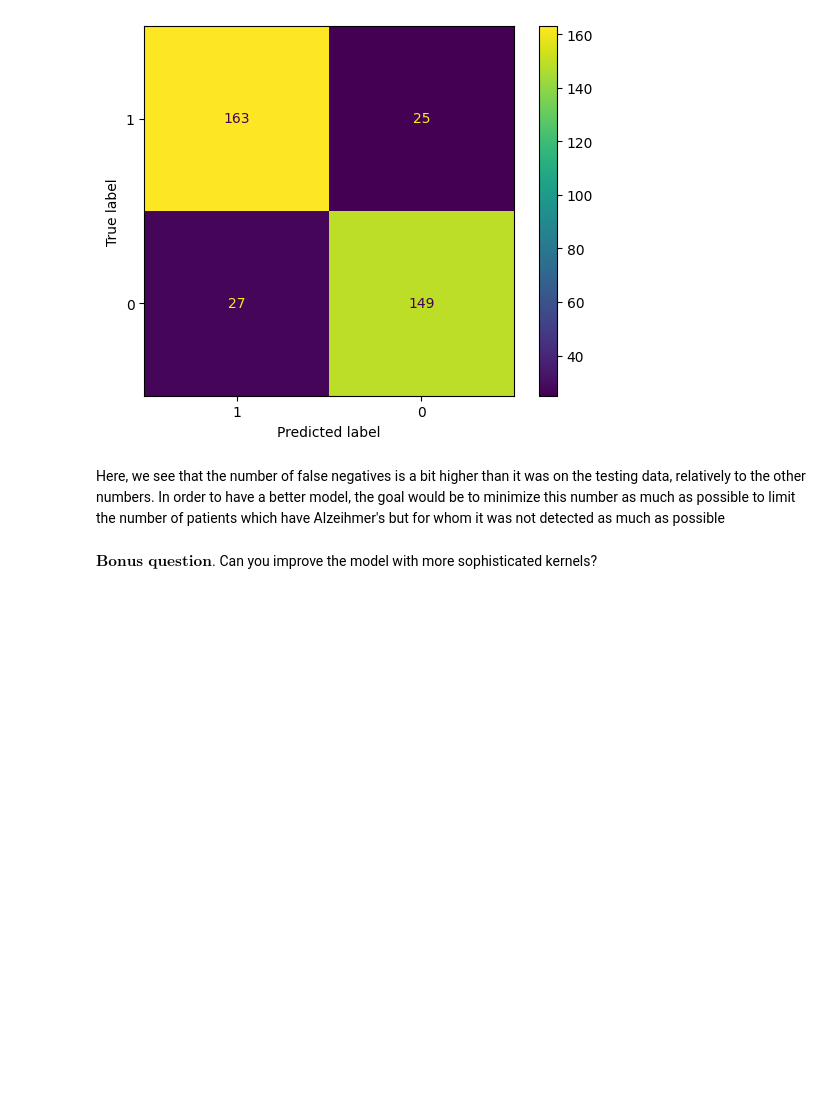
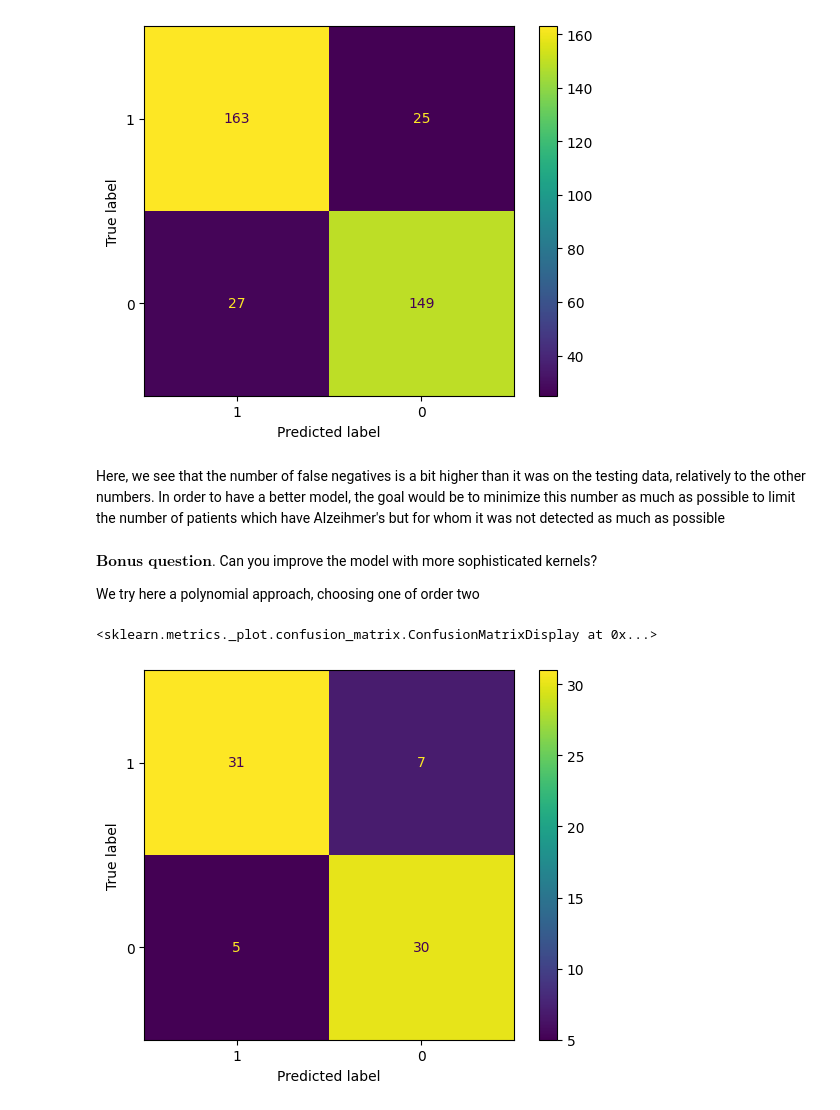
Before and after one commit to kerrianlc/kernel-regressors, a Jupyter notebook: tp1/tp1.ipynb, the cells around one changed output. Drawn from its saved outputs; the diff is of its cells as text; code cells hidden in the pictures; blank space fills up the shorter version.

Commit message:
[ADD] polynomial method which decreased slightly the number of false negatives

```diff
--- a/tp1/tp1.ipynb
+++ b/tp1/tp1.ipynb
@@ -488,3 +489,24 @@ c_matrix_plot.plot()
 Here, we see that the number of false negatives is a bit higher than it was on the testing data, relatively to the other numbers. In order to have a better model, the goal would be to minimize this number as much as possible to limit the number of patients which have Alzeihmer's but for whom it was not detected as much as possible
 # %% [markdown]
 $\textbf{Bonus question.}$ Can you improve the model with more sophisticated kernels?
+
+
+We try here a polynomial approach, choosing one of order two
+# %%
+
+
+# Splitting data for training and testing
+training_dataset, testing_dataset = train_test_split(alzheimer_df, test_size=0.2, random_state=1)
+
+# Training the polynomial model based on the identified optimal C parameter and computing its accuracy
+model = SVC(C=504,kernel="poly", degree=2)
+model.fit(training_dataset.drop(columns=[target_variable]), training_dataset[target_variable])
+y_pred = model.predict(testing_dataset.drop(columns=[target_variable]))
+accuracy = sum(y_pred == testing_dataset[target_variable]) / testing_dataset.shape[0]
+c_matrix=confusion_matrix(y_pred,testing_dataset[target_variable])
+c_matrix_plot = ConfusionMatrixDisplay(confusion_matrix=c_matrix,
+                              display_labels=testing_dataset[target_variable].unique())
+c_matrix_plot.plot()
+# %% [output]
+<sklearn.metrics._plot.confusion_matrix.ConfusionMatrixDisplay at 0x...>
+[figure, added]
```
Also changed, not shown: parts of 5 cells of this notebook.
